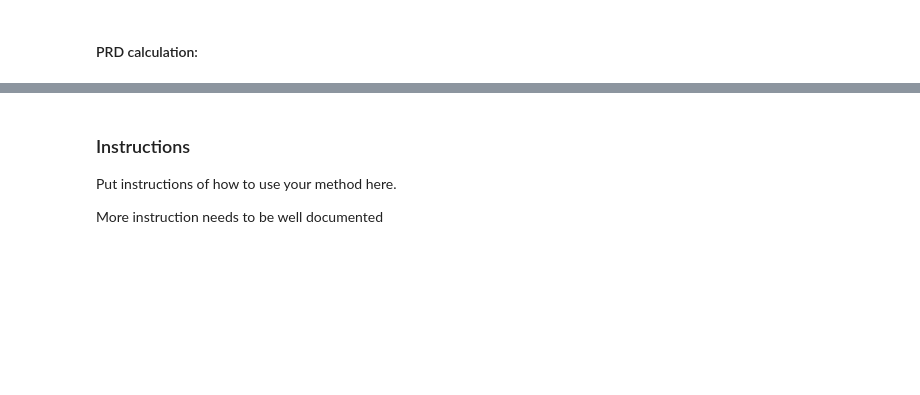
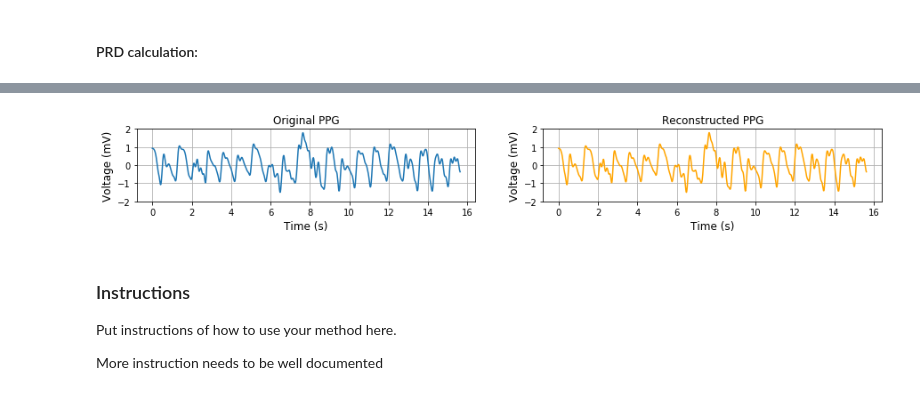
Before and after one commit to DigitalBiomarkerDiscoveryPipeline/Data-Compression-Toolbox, a Jupyter notebook: Baiying/code_m1-ppg.ipynb, the cells around one changed output, grey strips where cells are left out. Drawn from its saved outputs; the diff is of its cells as text; code cells hidden in the pictures; blank space fills up the shorter version.

```diff
--- a/Baiying/code_m1-ppg.ipynb
+++ b/Baiying/code_m1-ppg.ipynb
@@ -403,3 +358,24 @@ print("The PRD is {}%".format(round(PRD*100,3)))
+# %%
+time_index = np.linspace(0,15.625,1000)
+fig, ax = plt.subplots(1,2, figsize = (15,1.5))
+
+ax[0].plot(time_index, resampled_signal[75000:76000], label = "origianl")
+ax[0].grid()
+ax[0].set_title("Original PPG")
+ax[0].set_xlabel("Time (s)", size = 12)
+ax[0].set_ylabel("Voltage (mV)", size = 12)
+ax[0].set_ylim(-2,2)
+
+
+ax[1].plot(time_index, decoded_data[75000:76000], label = "recovered", color = "orange")
+ax[1].grid()
+ax[1].set_title("Reconstructed PPG")
+ax[1].set_xlabel("Time (s)", size = 12)
+ax[1].set_ylabel("Voltage (mV)", size = 12)
+ax[1].set_ylim(-2,2)
+plt.savefig('ppg_huffman.png',dpi=100)
+# %% [output]
+[figure, added]
 # %% [markdown]
 ### Instructions
 
```
Also changed, not shown: parts of 36 cells of this notebook, 8 other files.
